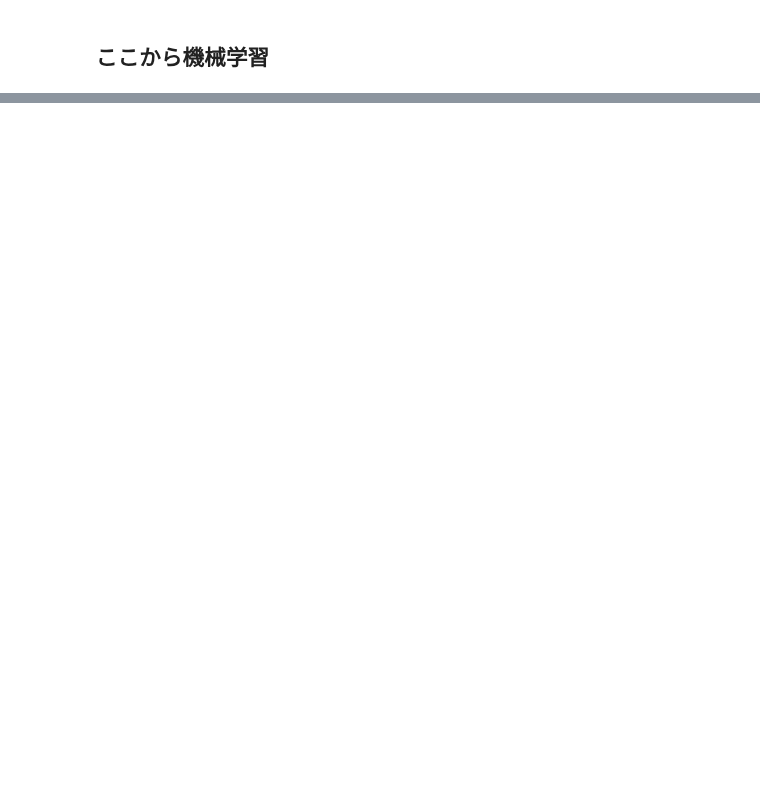
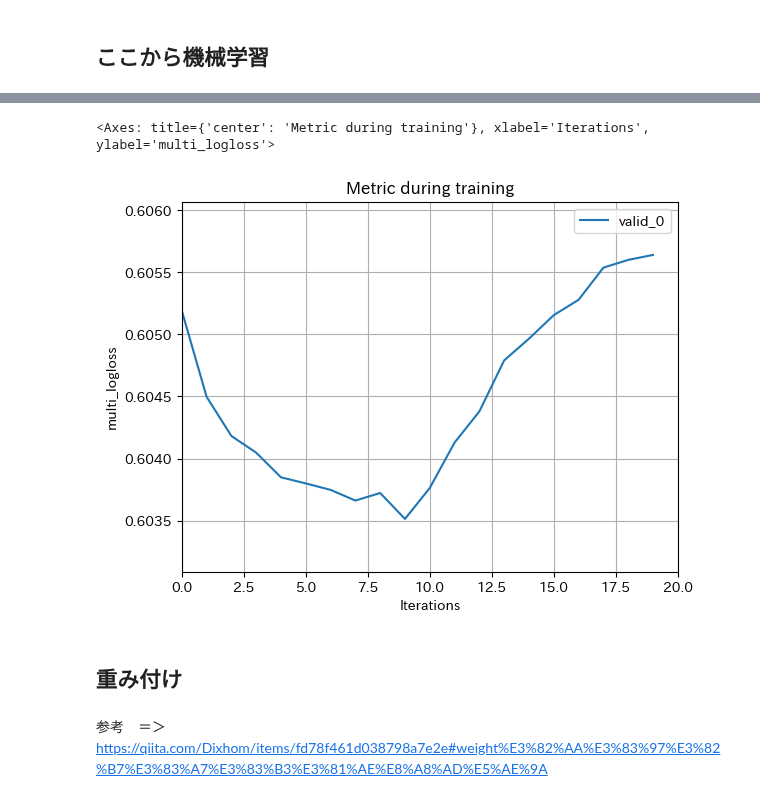
Before and after one commit to Masato-210831/For_study, a Jupyter notebook: Python_code/SMBC Group GREEN×DATA Challenge_practice.ipynb, the cells around one changed output, grey strips where cells are left out. Saved outputs shown, nothing was run; the diff lists cells and outputs as text; code cells hidden in the pictures; blank space fills up the shorter version.

```diff
--- a/Python_code/SMBC Group GREEN×DATA Challenge_practice.ipynb
+++ b/Python_code/SMBC Group GREEN×DATA Challenge_practice.ipynb
@@ -362,2 +368,14 @@ sns.heatmap(select_test_df.corr())
 # %% [markdown]
 ## ここから機械学習
+# %%
+#説明変数をx、目的変数をyに格納
+X = select_train_df
+y = val_df
+# %%
+#データの分割
+
+seed=42
+X_train, X_eval, y_train, y_eval = train_test_split(X, y, test_size=0.3, random_state=0)
+
+train_data = lgb.Dataset(X_train, label=y_train)
+eval_data = lgb.Dataset(X_eval, label=y_eval, reference=train_data)
@@ -363,0 +469,5 @@ sns.heatmap(select_test_df.corr())
+# %%
+lgb.plot_metric(evals_result)
+# %% [output]
+<Axes: title={'center': 'Metric during training'}, xlabel='Iterations', ylabel='multi_logloss'>
+[figure, added]
@@ -363,0 +488,4 @@ sns.heatmap(select_test_df.corr())
+# %% [markdown]
+## 重み付け
+# %% [markdown]
+参考　＝＞https://qiita.com/Dixhom/items/fd78f461d038798a7e2e#weight%E3%82%AA%E3%83%97%E3%82%B7%E3%83%A7%E3%83%B3%E3%81%AE%E8%A8%AD%E5%AE%9A
```
Also changed, not shown: parts of 50 cells of this notebook, 16 other files.
